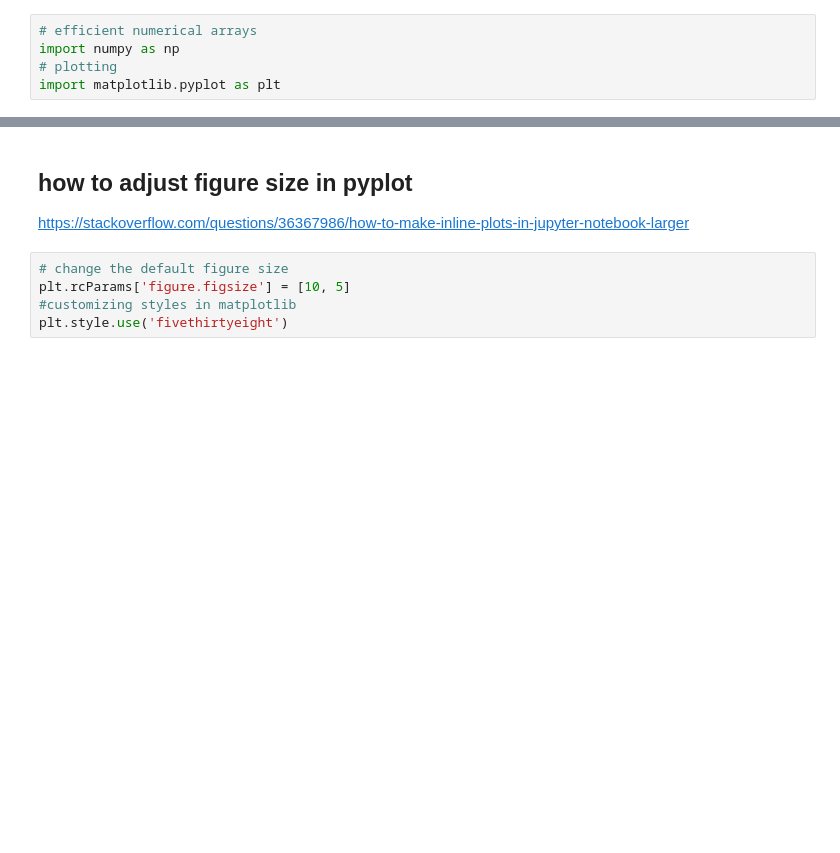
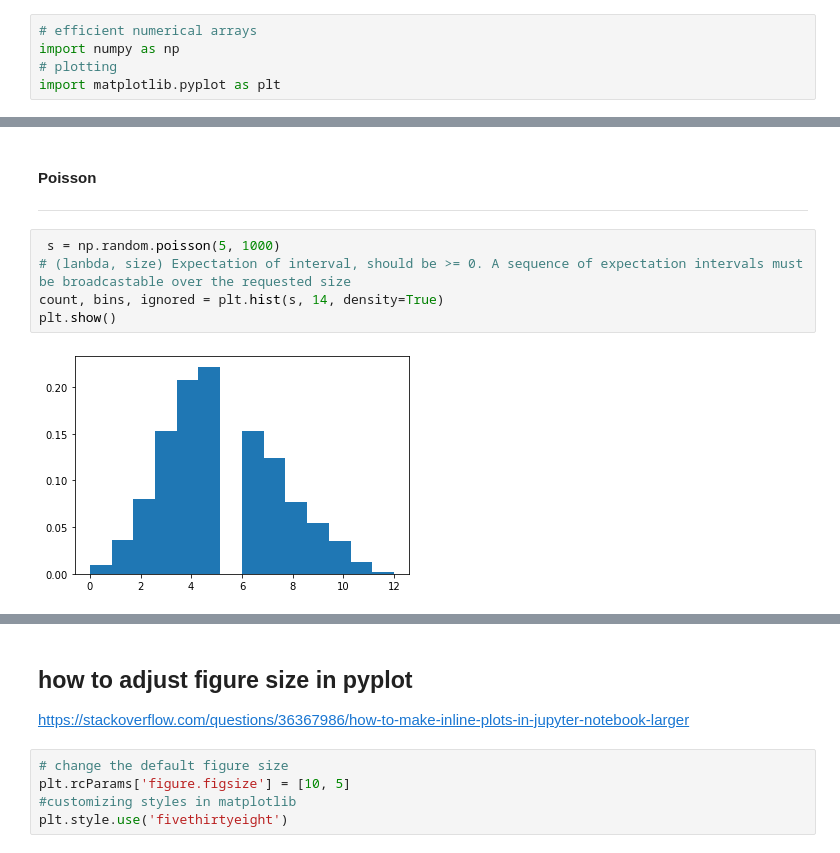
Before and after one commit to doodymack/Prog_for-Data_Analy_Project_21-22, a Jupyter notebook: numpy-random.ipynb, the cells around one changed output, grey strips where cells are left out. Saved outputs shown, nothing was run; the diff lists cells and outputs as text; blank space fills up the shorter version.

```diff
--- a/numpy-random.ipynb
+++ b/numpy-random.ipynb
@@ -12,0 +128,10 @@ import matplotlib.pyplot as plt
+# %% [markdown]
+#### Poisson
+---
+# %%
+ s = np.random.poisson(5, 1000)
+# (lanbda, size) Expectation of interval, should be >= 0. A sequence of expectation intervals must be broadcastable over the requested size
+count, bins, ignored = plt.hist(s, 14, density=True)
+plt.show()
+# %% [output]
+[figure, added]
```
Also changed, not shown: parts of 33 cells of this notebook, 2 other files.
